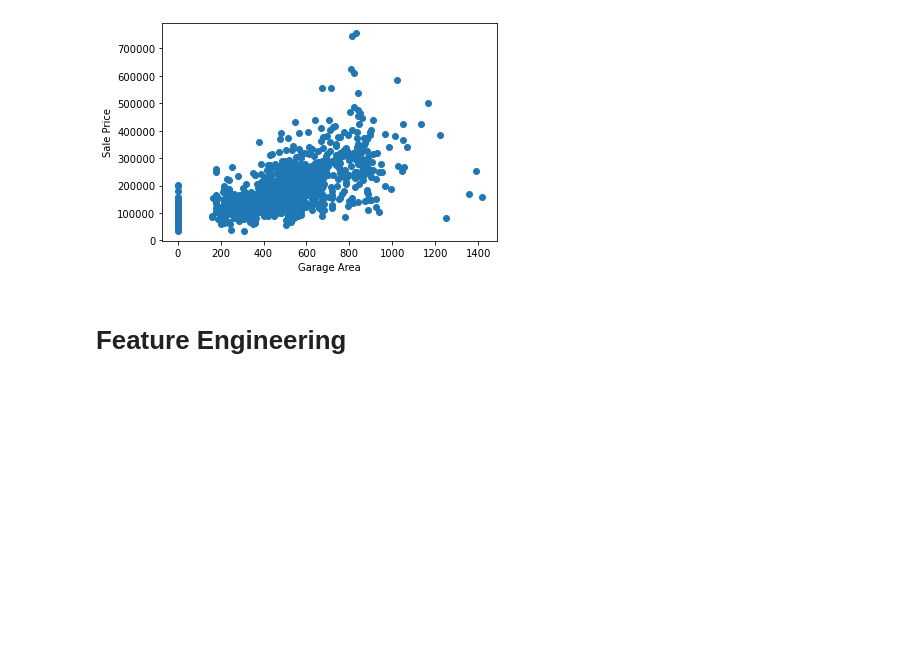
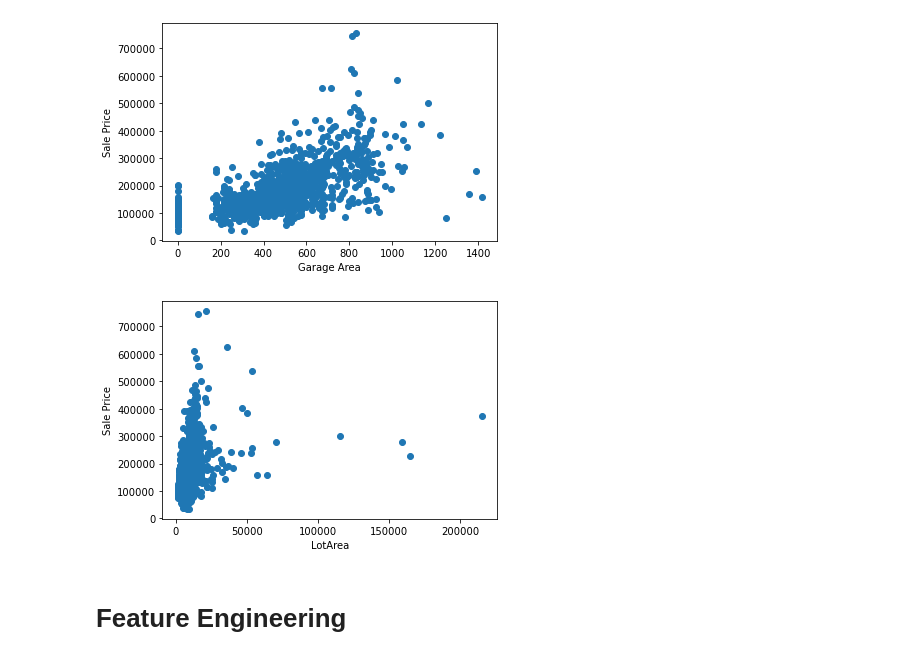
Before and after one commit to tahsinalamin/kaggle_competitions, a Jupyter notebook: house_prices/house_prices.ipynb, the cells around one changed output. Cells and saved outputs as stored; diff of their text form; code cells hidden in the pictures; blank space fills up the shorter version.

```diff
--- a/house_prices/house_prices.ipynb
+++ b/house_prices/house_prices.ipynb
@@ -69,6 +69,14 @@ plt.xlabel('Garage Area')
 plt.show()
 # %% [output]
 [figure]
+# %%
+# visualize the relationship between the Lot Area and SalePrice.
+plt.scatter(x=df['LotArea'], y=df['SalePrice'])
+plt.ylabel('Sale Price')
+plt.xlabel('LotArea')
+plt.show()
+# %% [output]
+[figure, added]
 # %% [markdown]
 # Feature Engineering
 # %%
```
Also changed, not shown: parts of 8 cells of this notebook.
